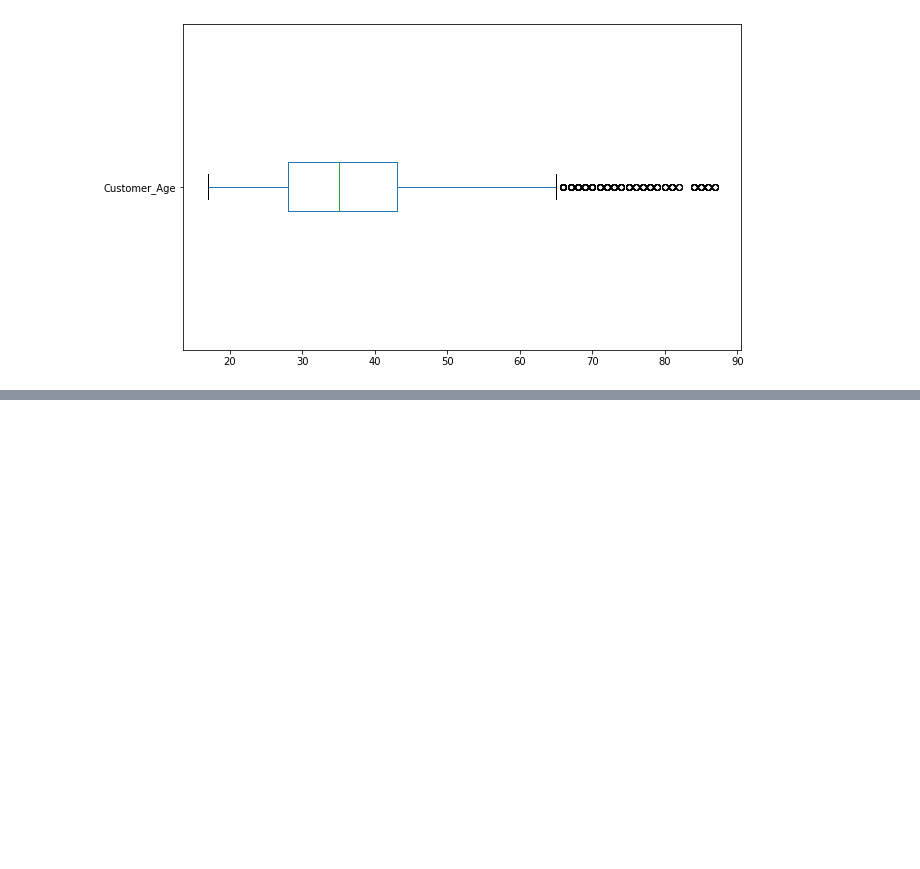
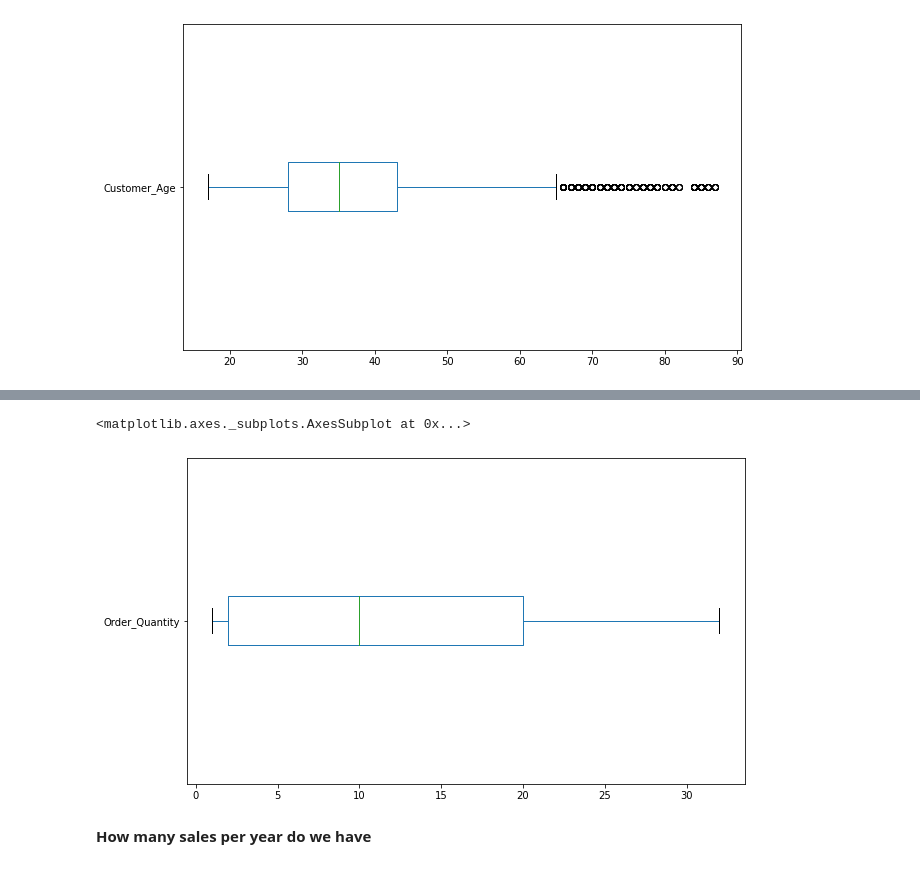
Before and after one commit to trinhvanypro1/Data-Analyst, a Jupyter notebook: Exercises1.ipynb, the cells around one changed output, grey strips where cells are left out. Drawn from its saved outputs; the diff is of its cells as text; code cells hidden in the pictures; blank space fills up the shorter version.

```diff
--- a/Exercises1.ipynb
+++ b/Exercises1.ipynb
@@ -36,0 +46,7 @@ sales['Customer_Age'].plot(kind='box', vert=False, figsize=(10,6))
+# %%
+sales['Order_Quantity'].plot(kind='box', vert=False, figsize=(10,6))
+# %% [output]
+<matplotlib.axes._subplots.AxesSubplot at 0x...>
+[figure, added]
+# %% [markdown]
+**How many sales per year do we have**
```
Also changed, not shown: parts of 16 cells of this notebook.
